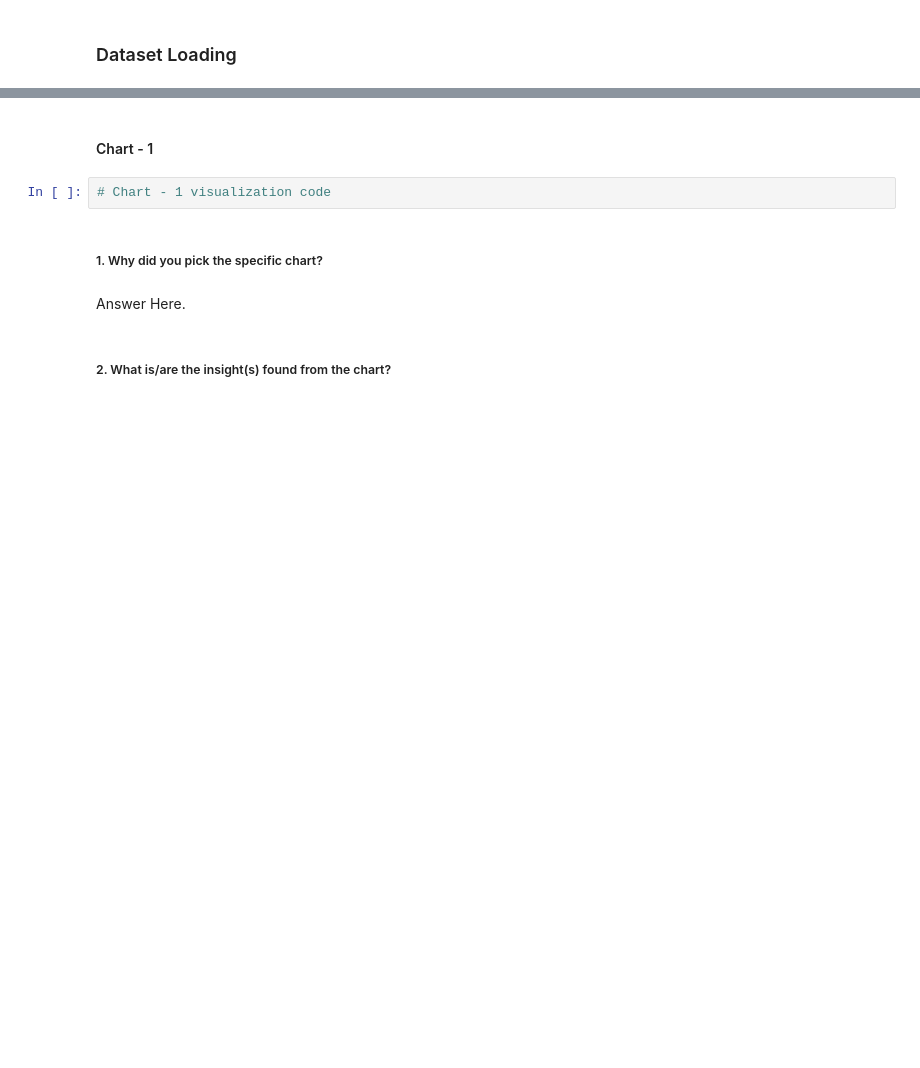
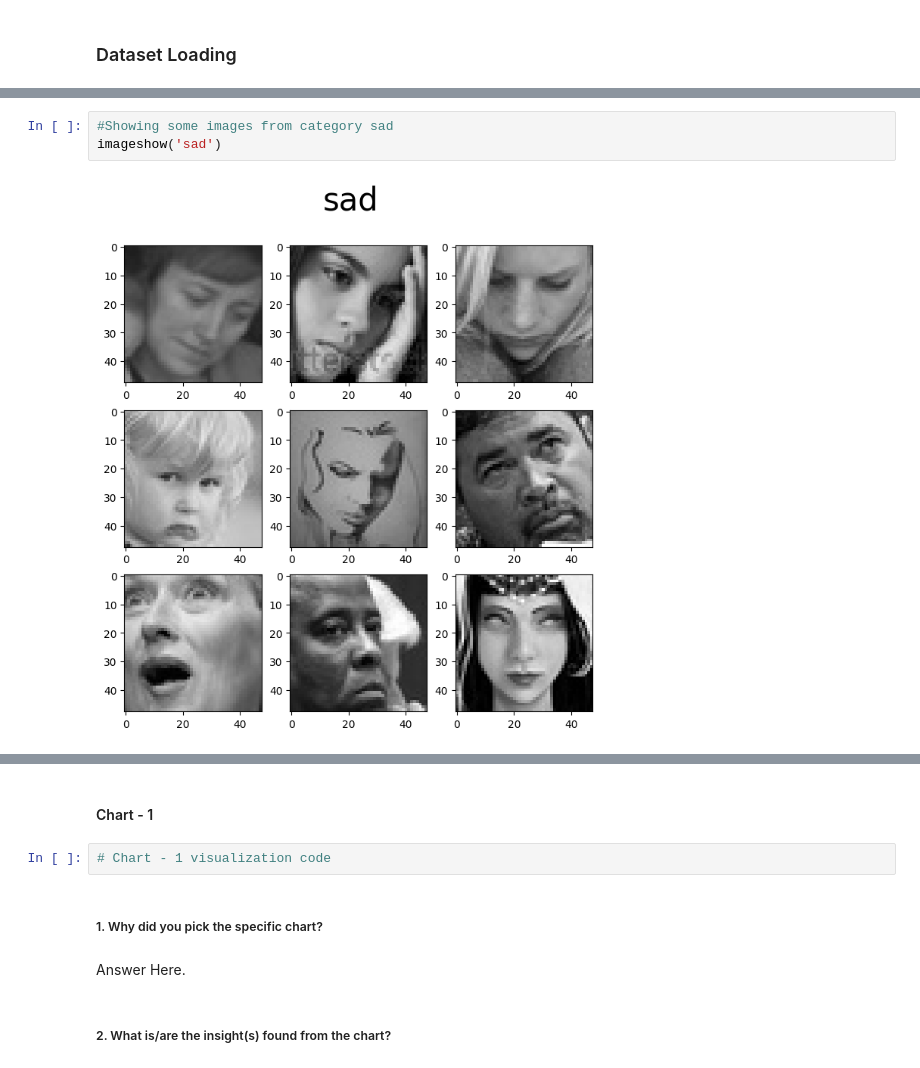
Before and after one commit to Ayushx29/DeepFER-Facial-Emotion-Recognition-Using-Deep-Learning, a Jupyter notebook: DeepFER_Facial_Emotion_Recognition_Using_Deep_Learning.ipynb, the cells around one changed output, grey strips where cells are left out. Cells and saved outputs as stored; diff of their text form; blank space fills up the shorter version.

```diff
--- a/DeepFER_Facial_Emotion_Recognition_Using_Deep_Learning.ipynb
+++ b/DeepFER_Facial_Emotion_Recognition_Using_Deep_Learning.ipynb
@@ -148,0 +192,5 @@ Answer Here.
+# %%
+#Showing some images from category sad
+imageshow('sad')
+# %% [output]
+[figure, added]
```
Also changed, not shown: parts of 52 cells of this notebook.
